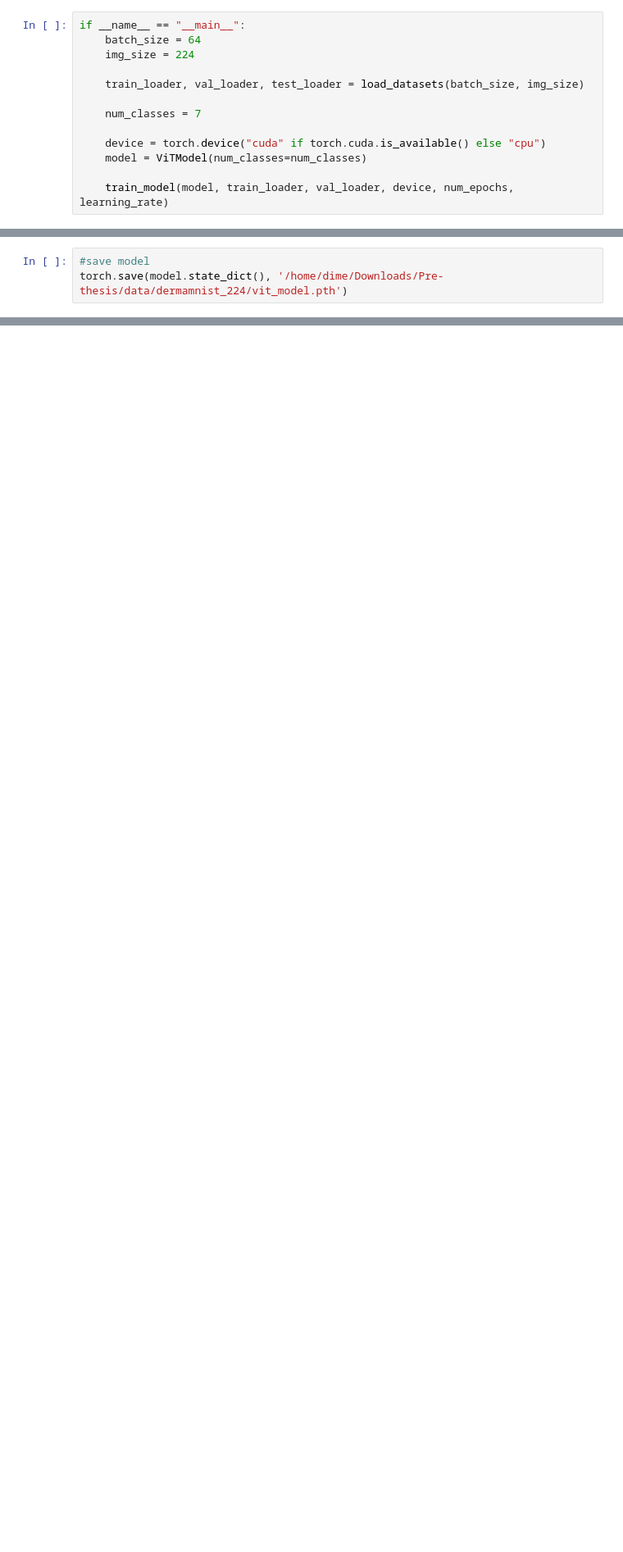
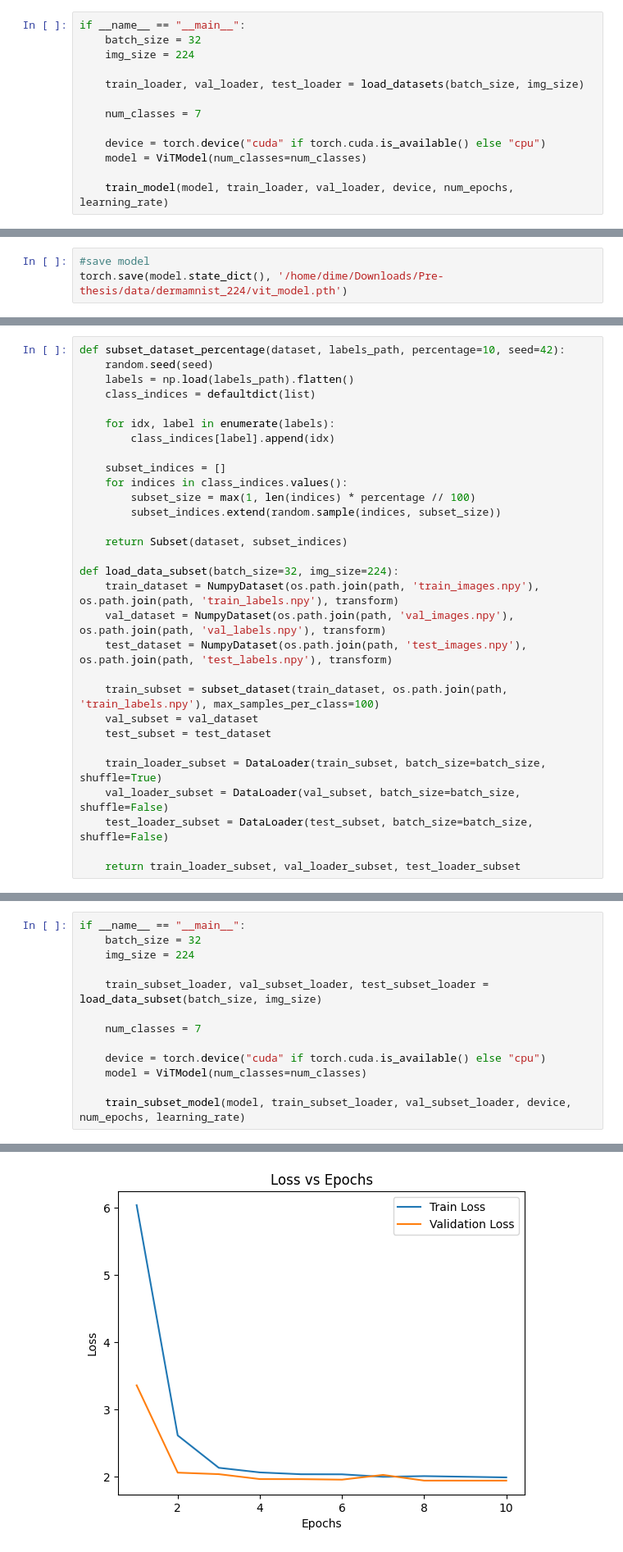
Before and after one commit to DianaMeda/DermaMNIST, a Jupyter notebook: Full_DermaMNST.ipynb, the cells around one changed output, grey strips where cells are left out. Shown at 82% size. Saved outputs shown, nothing was run; the diff lists cells and outputs as text; blank space fills up the shorter version.

```diff
--- a/Full_DermaMNST.ipynb
+++ b/Full_DermaMNST.ipynb
@@ -219,7 +225,7 @@ def train_model(model, train_loader, val_loader, device, num_epochs=num_epochs,
     return metrics_log
 # %%
 if __name__ == "__main__":
-    batch_size = 64
+    batch_size = 32
     img_size = 224
 
     train_loader, val_loader, test_loader = load_datasets(batch_size, img_size)
@@ -277,0 +316,30 @@ torch.save(model.state_dict(), '/home/dime/Downloads/Pre-thesis/data/dermamnist_
+# %%
+def subset_dataset_percentage(dataset, labels_path, percentage=10, seed=42):
+    random.seed(seed)
+    labels = np.load(labels_path).flatten()
+    class_indices = defaultdict(list)
+
+    for idx, label in enumerate(labels):
+        class_indices[label].append(idx)
+
+    subset_indices = []
+    for indices in class_indices.values():
+        subset_size = max(1, len(indices) * percentage // 100)
+        subset_indices.extend(random.sample(indices, subset_size))
+
+    return Subset(dataset, subset_indices)
+
+def load_data_subset(batch_size=32, img_size=224):
+    train_dataset = NumpyDataset(os.path.join(path, 'train_images.npy'), os.path.join(path, 'train_labels.npy'), transform)
+    val_dataset = NumpyDataset(os.path.join(path, 'val_images.npy'), os.path.join(path, 'val_labels.npy'), transform)
+    test_dataset = NumpyDataset(os.path.join(path, 'test_images.npy'), os.path.join(path, 'test_labels.npy'), transform)
+
+    train_subset = subset_dataset(train_dataset, os.path.join(path, 'train_labels.npy'), max_samples_per_class=100)
+    val_subset = val_dataset
+    test_subset = test_dataset
+
+    train_loader_subset = DataLoader(train_subset, batch_size=batch_size, shuffle=True)
+    val_loader_subset = DataLoader(val_subset, batch_size=batch_size, shuffle=False)
+    test_loader_subset = DataLoader(test_subset, batch_size=batch_size, shuffle=False)
+
+    return train_loader_subset, val_loader_subset, test_loader_subset
@@ -277,0 +433,14 @@ torch.save(model.state_dict(), '/home/dime/Downloads/Pre-thesis/data/dermamnist_
+# %%
+if __name__ == "__main__":
+    batch_size = 32
+    img_size = 224
+
+    train_subset_loader, val_subset_loader, test_subset_loader = load_data_subset(batch_size, img_size)
+
+    num_classes = 7
+
+    device = torch.device("cuda" if torch.cuda.is_available() else "cpu")
+    model = ViTModel(num_classes=num_classes)
+
+    train_subset_model(model, train_subset_loader, val_subset_loader, device, num_epochs, learning_rate)
+# %% [output]
@@ -277,0 +483 @@ torch.save(model.state_dict(), '/home/dime/Downloads/Pre-thesis/data/dermamnist_
+[figure, added]
```
Also changed, not shown: parts of 13 cells of this notebook.
